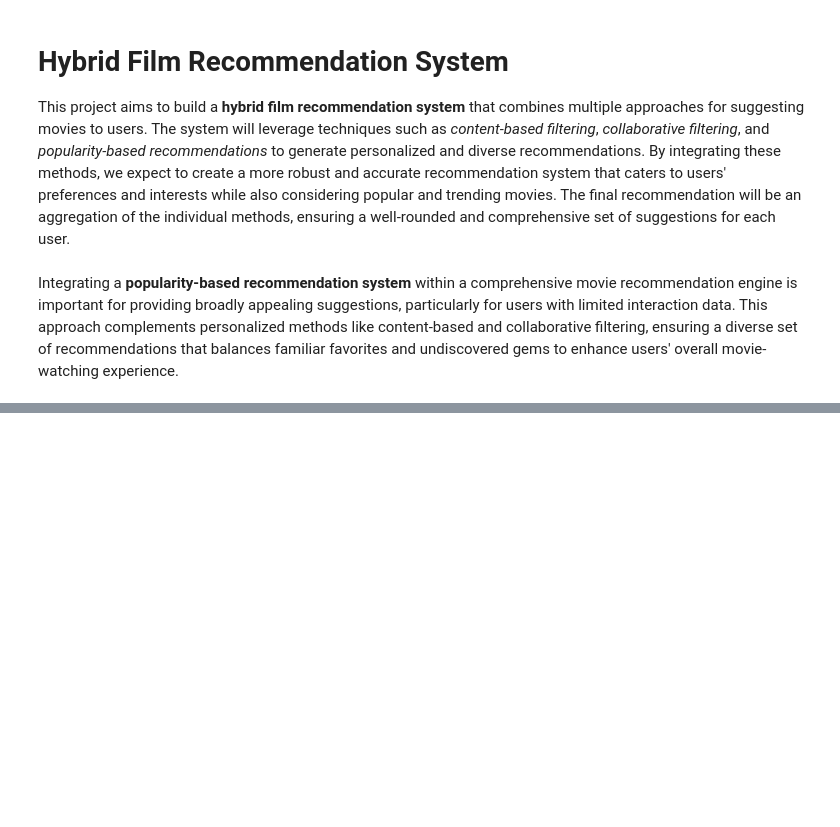
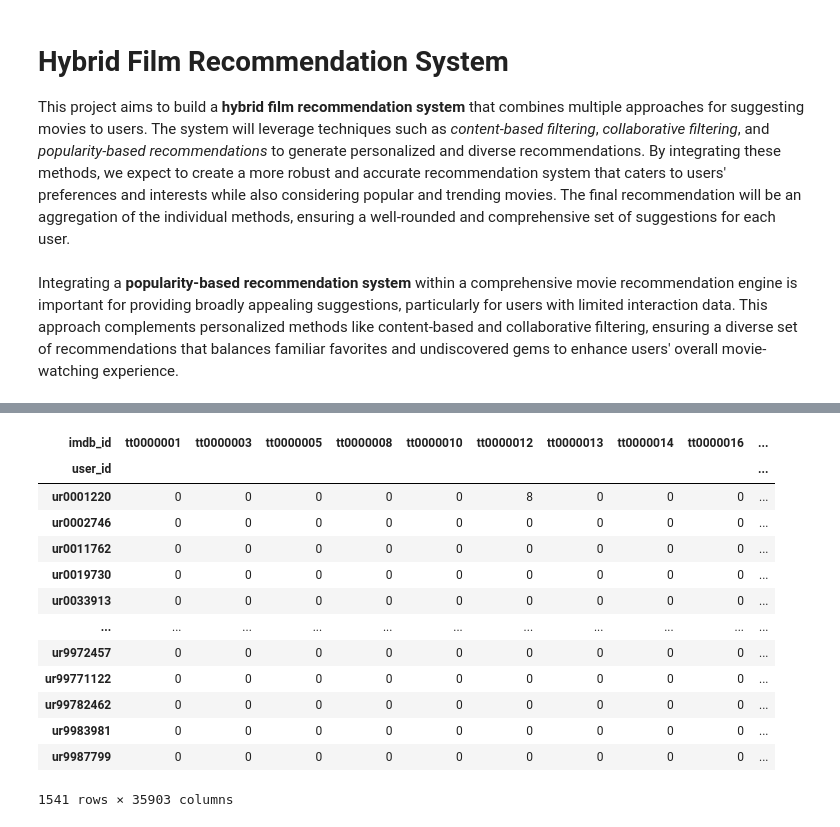
Before and after one commit to mantasbertas/film_recommendation_system, a Jupyter notebook: film_recommendation_system.ipynb, the cells around one changed output, grey strips where cells are left out. Cells and saved outputs as stored; diff of their text form; code cells hidden in the pictures; blank space fills up the shorter version.

```diff
--- a/film_recommendation_system.ipynb
+++ b/film_recommendation_system.ipynb
@@ -44,0 +83,4 @@ movie_data_with_popularity.head(10)
+# %%
+user_watchlists = pd.read_csv('data/user_ratings_data/user_watchlists.csv')
+user_watchlists.drop(columns=['Unnamed: 0'], inplace=True)
+user_watchlists.info()
@@ -44,0 +209,6 @@ movie_data_with_popularity.head(10)
+# %%
+def create_user_movie_matrix(ratings_data, min_votes=10):
+    popular_movies = ratings_data.groupby('imdb_id').filter(lambda x: len(x) >= min_votes) #too many movies, need to make this smaller
+
+
+    return popular_movies.pivot_table(index='user_id', columns='imdb_id', values='rating').fillna(0).astype('uint8') #pivot to get a matrix, change type from float64 to int8 to save space and time
@@ -44,0 +225,18 @@ movie_data_with_popularity.head(10)
+# %%
+test = create_user_movie_matrix(user_watchlists)
+test
+# %% [output]
+| imdb_id | tt0000001 | tt0000003 | tt0000005 | tt0000008 | tt0000010 | tt0000012 | tt0000013 | tt0000014 | tt0000016 | ... |
+| user_id |  |  |  |  |  |  |  |  |  | ... |
+| ur0001220 | 0 | 0 | 0 | 0 | 0 | 8 | 0 | 0 | 0 | ... |
+| ur0002746 | 0 | 0 | 0 | 0 | 0 | 0 | 0 | 0 | 0 | ... |
+| ur0011762 | 0 | 0 | 0 | 0 | 0 | 0 | 0 | 0 | 0 | ... |
+| ur0019730 | 0 | 0 | 0 | 0 | 0 | 0 | 0 | 0 | 0 | ... |
+| ur0033913 | 0 | 0 | 0 | 0 | 0 | 0 | 0 | 0 | 0 | ... |
+| ... | ... | ... | ... | ... | ... | ... | ... | ... | ... | ... |
+| ur9972457 | 0 | 0 | 0 | 0 | 0 | 0 | 0 | 0 | 0 | ... |
+| ur99771122 | 0 | 0 | 0 | 0 | 0 | 0 | 0 | 0 | 0 | ... |
+| ur99782462 | 0 | 0 | 0 | 0 | 0 | 0 | 0 | 0 | 0 | ... |
+| ur9983981 | 0 | 0 | 0 | 0 | 0 | 0 | 0 | 0 | 0 | ... |
+| ur9987799 | 0 | 0 | 0 | 0 | 0 | 0 | 0 | 0 | 0 | ... |
+1541 rows × 35903 columns
```
Also changed, not shown: parts of 22 cells of this notebook, 3 other files.
